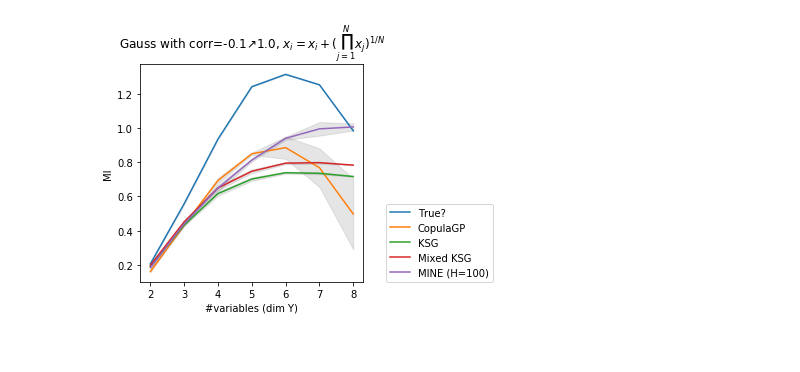
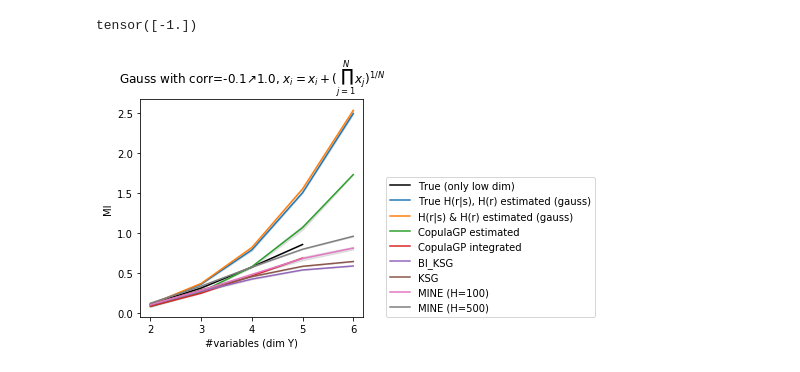
Before and after one commit to NinelK/CopulaGP, a Jupyter notebook: notebooks/vine/Benchmark_Gauss.ipynb, the cells around one changed output. Saved outputs shown, nothing was run; the diff lists cells and outputs as text; code cells hidden in the pictures.

```diff
--- a/notebooks/vine/Benchmark_Gauss.ipynb
+++ b/notebooks/vine/Benchmark_Gauss.ipynb
@@ -110 +159,9 @@ NameError: name 'transformed_y' is not defined
+# %%
+results_file = f"{home}/MI_sqGaussH_dump1.pkl"
+with open(results_file,'rb') as f:
+    results1 = pkl.load(f)
+results_file = f"{home}/MI_sqGaussH_dump2.pkl"
+with open(results_file,'rb') as f:
+    results2 = pkl.load(f)
+results = results1 + results2
 # %%
@@ -144,5 +169,0 @@ utils.Plot_MixModel_Param_MCMC(ax,model,train_x[::100],x[::100],rho=None,title='
-# %%
-results_file = f"{home}/MI_gaussH_dump.pkl"
-with open(results_file,'rb') as f:
-    results = pkl.load(f)
-results[0]
@@ -178,25 +185,35 @@ array([2, 2, 2, 2, 2, 3, 3, 3, 3, 3, 4, 4, 4, 4, 4, 5, 5, 5, 5, 5, 6, 6,
+# %%
+torch.sign(-torch.ones(1))
+# %% [output]
+tensor([-1.])
 # %%
 plt.figure(figsize=(4,4))
-def line(H,label,cut=Ns.max()):
+def line(H,label,cut=Ns.max(),color=None):
     NN = cut+1-Ns.min()
-    A = np.empty((3,NN))
+    A = np.zeros((3,NN))
     for i in range(NN):
         n = Ns.min()+i
         A[0,i] = n
-        A[1,i] = H[Ns==n].mean()
-        A[2,i] = H[Ns==n].std()
-    plt.plot(A[0],A[1],label=label)
-    plt.fill_between(A[0],A[1]-A[2],A[1]+A[2],color='grey',alpha=0.2)
-line(np.array([res[1][0] for res in results]),"True?")
-for i,label in enumerate(["CopulaGP","KSG","Mixed KSG"]):
-    line(np.array([res[2][i] for res in results]),label)
+        if np.any(Ns==n):
+            A[1,i] = H[Ns==n].mean()
+            A[2,i] = H[Ns==n].std()
+    plt.plot(A[0][A[1]!=0],A[1][A[1]!=0],label=label,color=color)
+    plt.fill_between(A[0][A[1]!=0],(A[1]-A[2])[A[1]!=0],(A[1]+A[2])[A[1]!=0],color='grey',alpha=0.2)
+line(np.array([res[1][0] for res in results]),"True (only low dim)",cut=5,color='black')
+for i,label in enumerate(["True H(r|s), H(r) estimated (gauss)","H(r|s) & H(r) estimated (gauss)"]):
+    line(np.array([res[1][i+1] for res in results]),label)
+for i,label in enumerate(["CopulaGP estimated","CopulaGP integrated"]):
+    line(np.array([res[2][0][i] for res in results]),label)
+for i,label in enumerate(["BI_KSG","KSG"]):
+    line(np.array([res[2][i+1][0] for res in results]),label)
 line(np.array([res[2][3][1] for res in results]),"MINE (H=100)")
+line(np.array([res[2][3][-1] for res in results]),"MINE (H=500)")
 # for i,H in enumerate([50,100,200,500]):
 #     line(np.array([res[2][3][i] for res in results])/np.log(2),f"MINE (H={H})")
 # plt.title("Gauss with corr=-0.1↗1.0, $x_i = x_i + \prod_{j=1}^{N} x_j$")
 plt.title("Gauss with corr=-0.1↗1.0, $x_i = x_i + (\prod_{j=1}^{N} x_j)^{1/N}$")
 plt.xlabel("#variables (dim Y)")
 plt.ylabel("MI")
 plt.legend(loc=(1.1,0));
 # %% [output]
-[figure, old version]
+[figure, new version]
```
Also changed, not shown: parts of 27 cells of this notebook, 13 other files.
